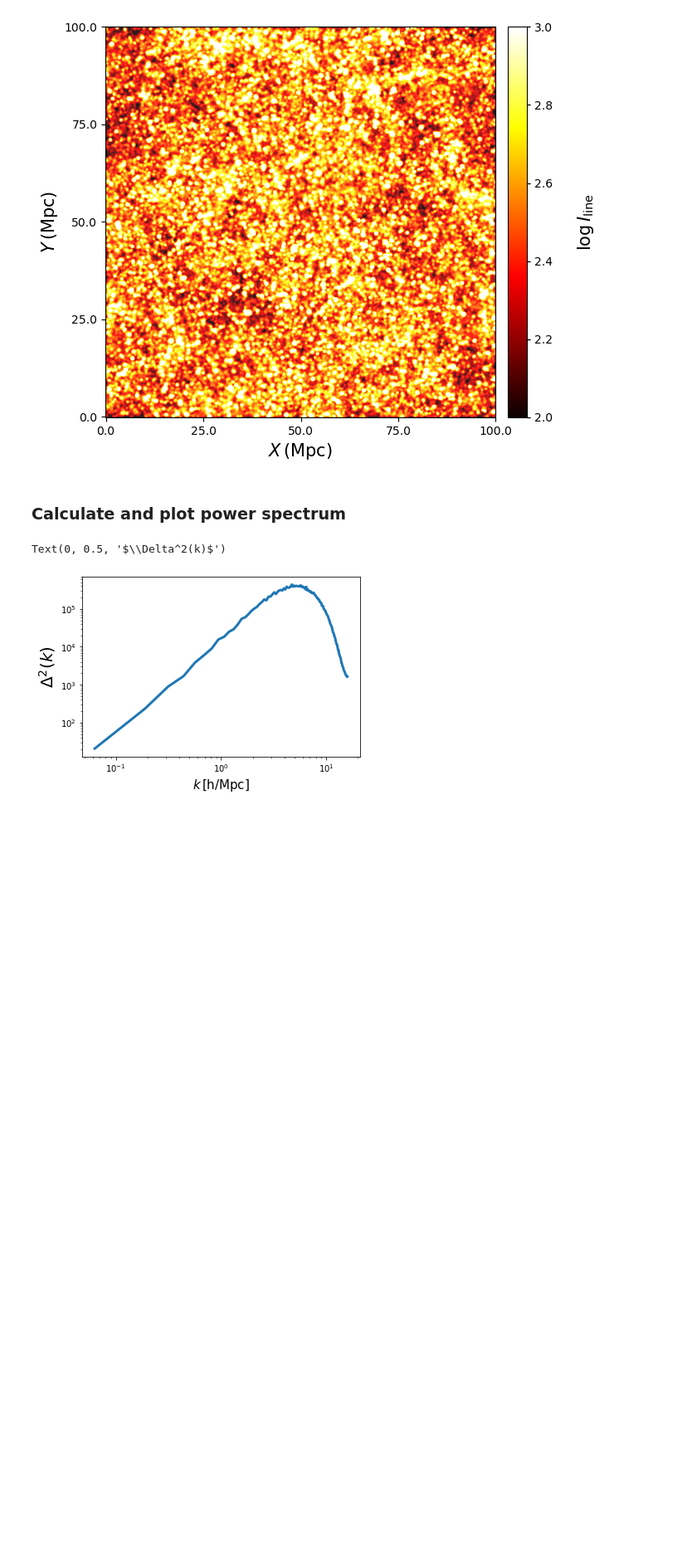
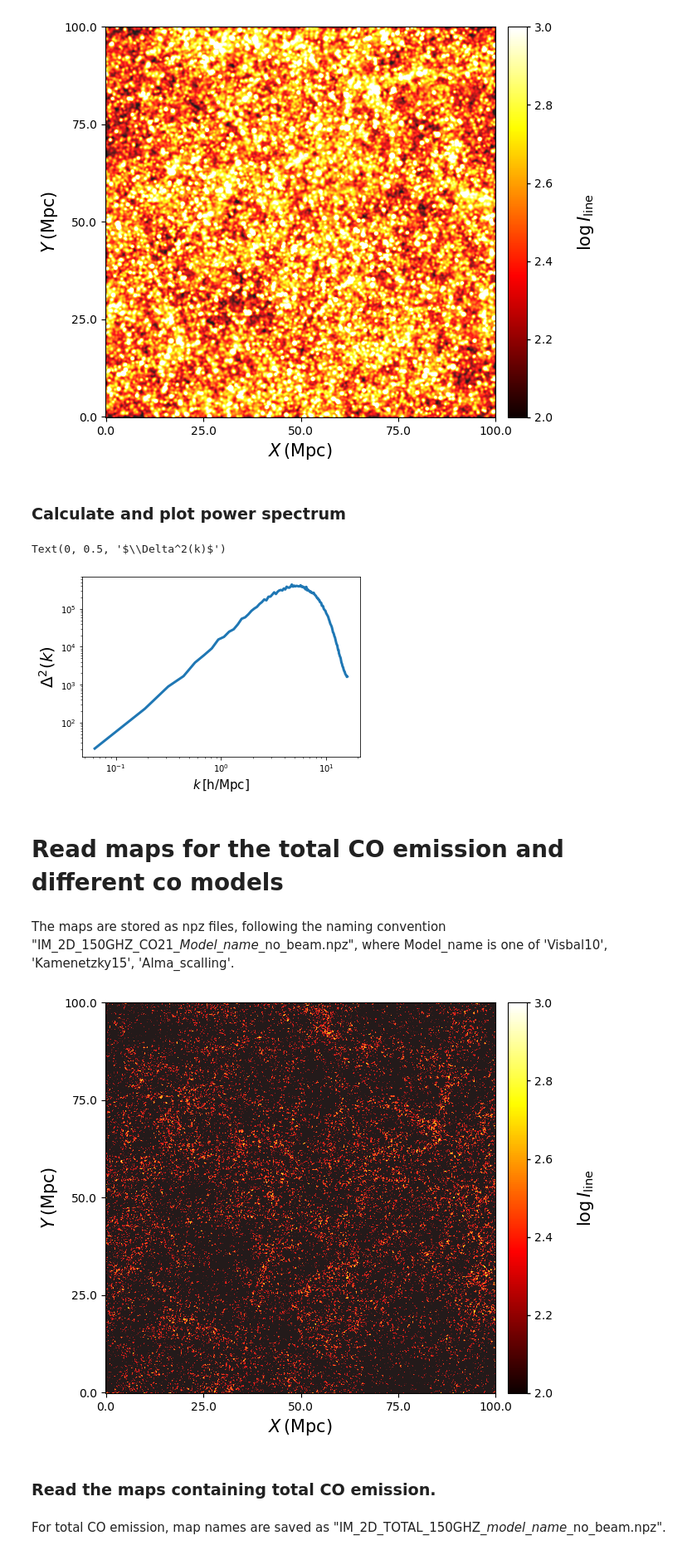
Before and after one commit to Anirbancosmo/CO_CMB_bias, a Jupyter notebook: Analysis_maps.ipynb, the cells around one changed output. Shown at 83% size. Drawn from its saved outputs; the diff is of its cells as text; code cells hidden in the pictures; blank space fills up the shorter version.

Commit message:
added a few lines for reading the TOTAL CO maps

```diff
--- a/Analysis_maps.ipynb
+++ b/Analysis_maps.ipynb
@@ -88,3 +88,32 @@ plt.ylabel(r"$\Delta^2(k)$", fontsize = 20)
 # %% [output]
 Text(0, 0.5, '$\\Delta^2(k)$')
 [figure]
+# %% [markdown]
+# Read maps for the total CO emission and different co models
+# %% [markdown]
+The maps are stored as npz files, following the naming convention "IM_2D_150GHZ_CO21_*Model_name*_no_beam.npz",
+where Model_name is one of 'Visbal10', 'Kamenetzky15', 'Alma_scalling'.
+# %%
+# Read the CO(2-1) maps for different models
+
+#define parameters
+nu_cen = 150
+delta_nu = 30
+line_name = "CO21" # CO(2-1) line
+model_name = "Kamenetzky15"
+
+maps_loc = "./maps_OCT2/"
+
+# read the npz file
+f_150 = np.load(maps_loc + "IM_2D_{:d}GHZ_{:s}_{:s}_no_beam.npz".format(nu_cen, line_name, model_name))
+
+im_150 = f_150['grid']
+# %%
+ll.plot_beam_convolution(im_150, ngrid,
+                         boxsize, z_cen, cmap="hot", plot_scale="log", vmax=1e3, vmin=1e2, plot_unit="mpc")
+# %% [output]
+[figure, added]
+# %% [markdown]
+### Read the maps containing total CO emission.
+# %% [markdown]
+For total CO emission, map names are saved as "IM_2D_TOTAL_150GHZ_*model_name*_no_beam.npz".
```
Also changed, not shown: parts of 2 cells of this notebook.
